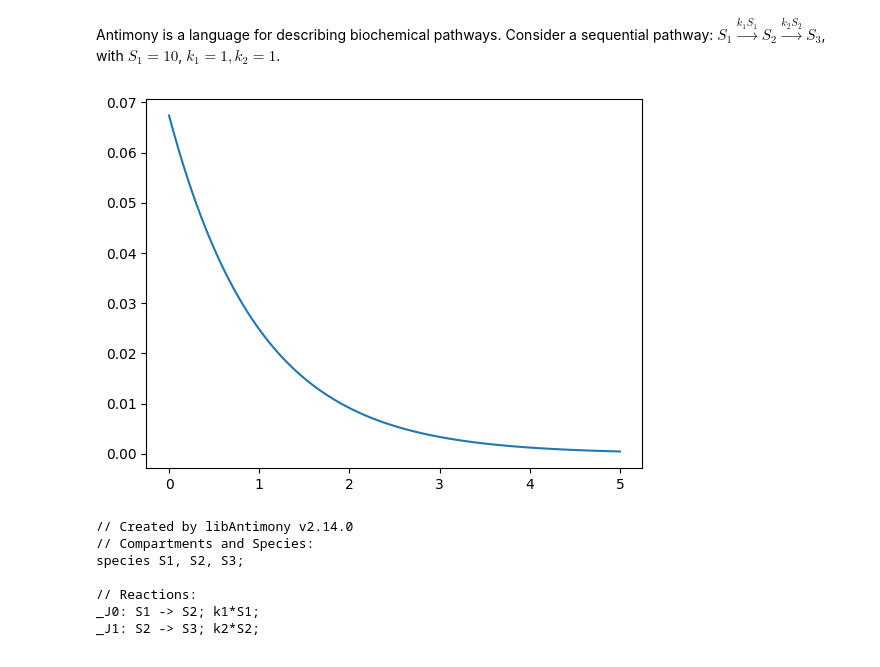
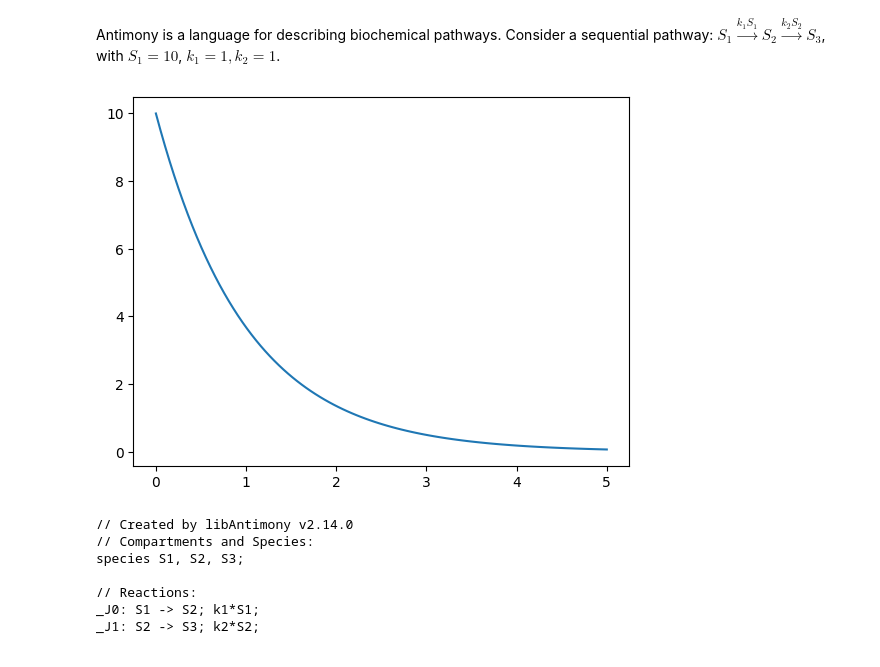
Before and after one commit to joseph-hellerstein/advanced-controls-lectures, a Jupyter notebook: lectures/lecture_04-writing-antimony-models/writing_antimony_models.ipynb, the cells around one changed output. Saved outputs shown, nothing was run; the diff lists cells and outputs as text; code cells hidden in the pictures.

```diff
--- a/lectures/lecture_04-writing-antimony-models/writing_antimony_models.ipynb
+++ b/lectures/lecture_04-writing-antimony-models/writing_antimony_models.ipynb
@@ -55,9 +37,9 @@ rr = te.loada(MODEL1)
 # Running the simulation and collecting the data directly
 data = rr.simulate(0, 5, 100) # start time, end time, number of points
 # %%
-_ = plt.plot(data["time"], data["S1"])
+_ = plt.plot(data["time"], data["[S1]"])
 # %% [output]
-[figure, old version]
+[figure, new version]
 # %%
 print(rr.getAntimony())
 # %% [output]
```
Also changed, not shown: parts of 12 cells of this notebook.
